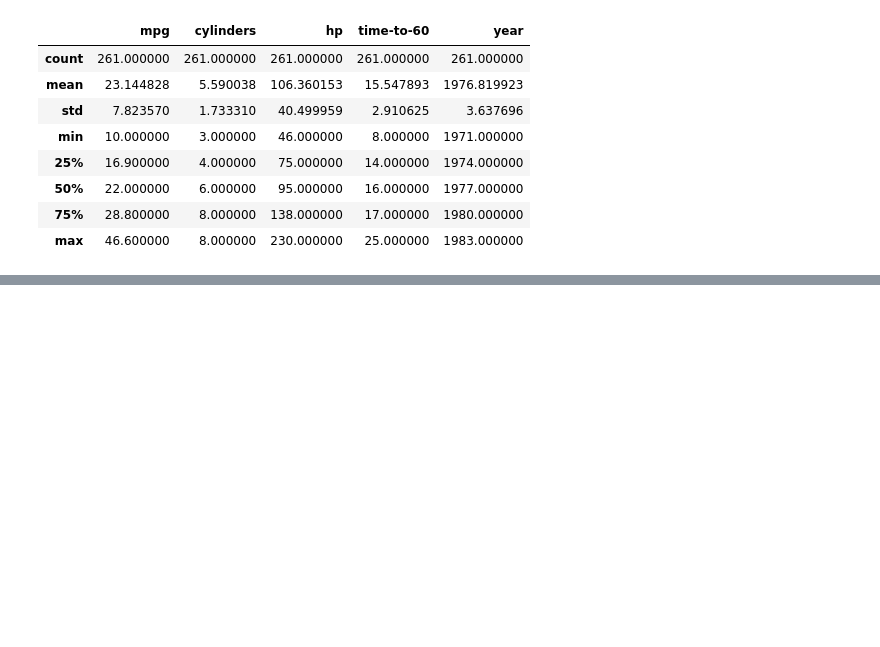
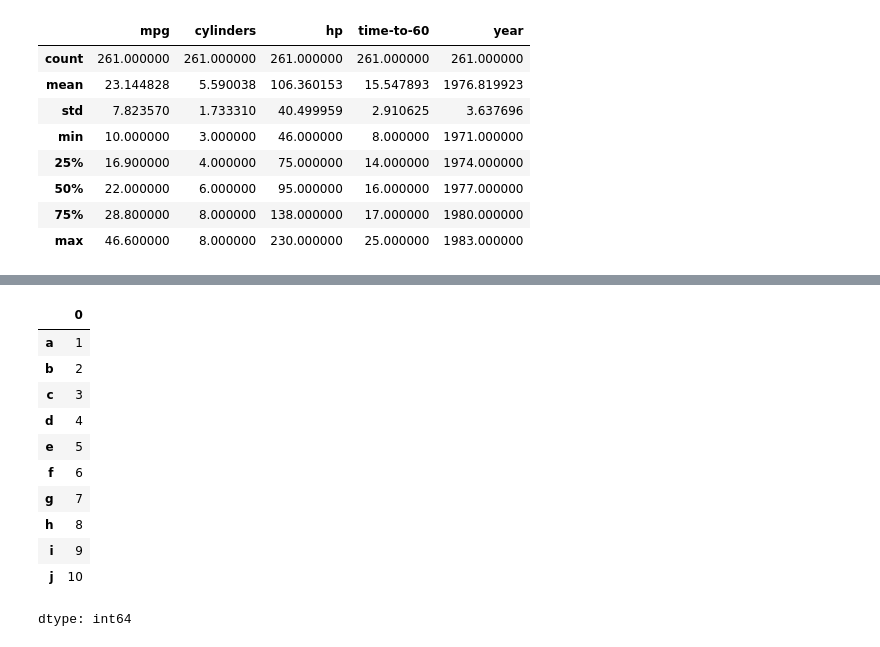
Before and after one commit to HarshaPriya03/PythonLearning, a Jupyter notebook: Pandas_18_01_2026.ipynb, the cells around one changed output, grey strips where cells are left out. Cells and saved outputs as stored; diff of their text form; code cells hidden in the pictures; blank space fills up the shorter version.

```diff
--- a/Pandas_18_01_2026.ipynb
+++ b/Pandas_18_01_2026.ipynb
@@ -652,0 +678,16 @@ df.describe()
+# %%
+tu_li=pd.Series(tu,index=ind)
+tu_li
+# %% [output]
+|  | 0 |
+| a | 1 |
+| b | 2 |
+| c | 3 |
+| d | 4 |
+| e | 5 |
+| f | 6 |
+| g | 7 |
+| h | 8 |
+| i | 9 |
+| j | 10 |
+dtype: int64
```
Also changed, not shown: parts of 27 cells of this notebook.
